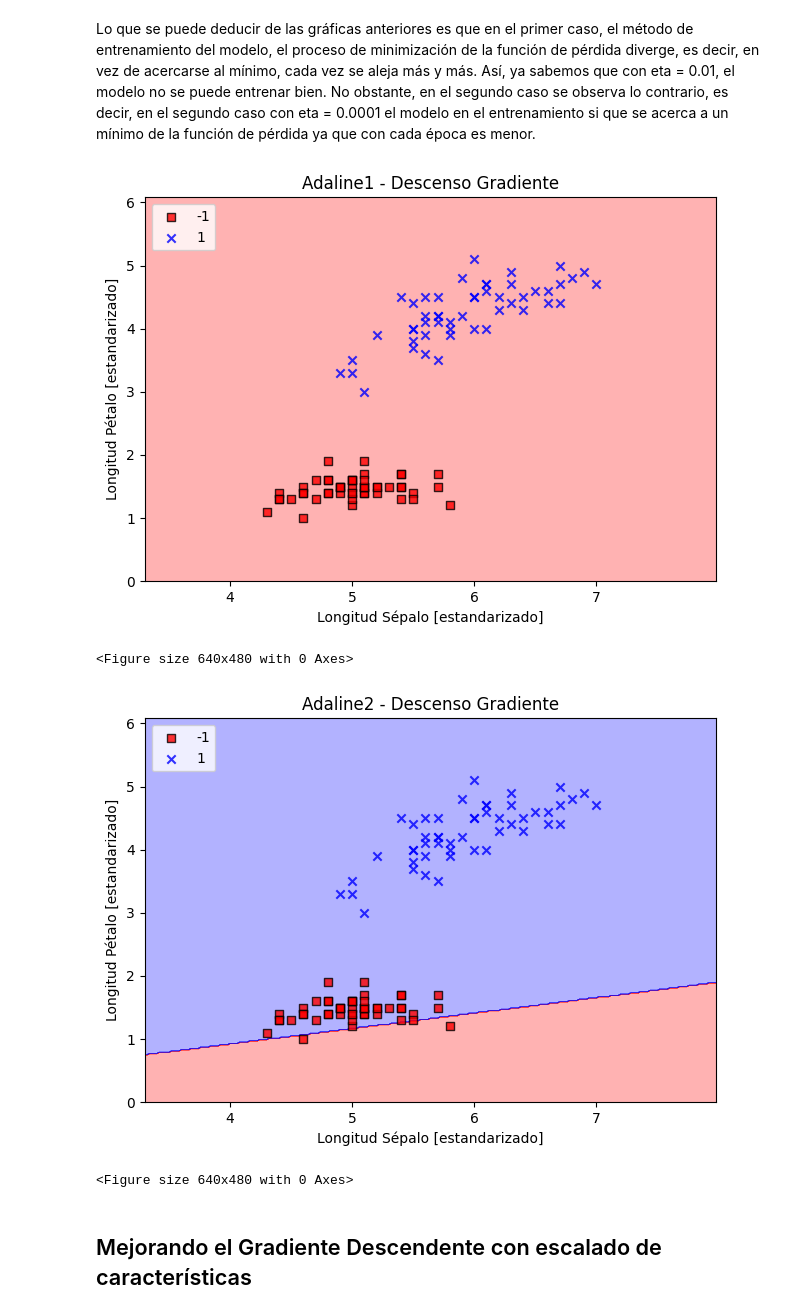
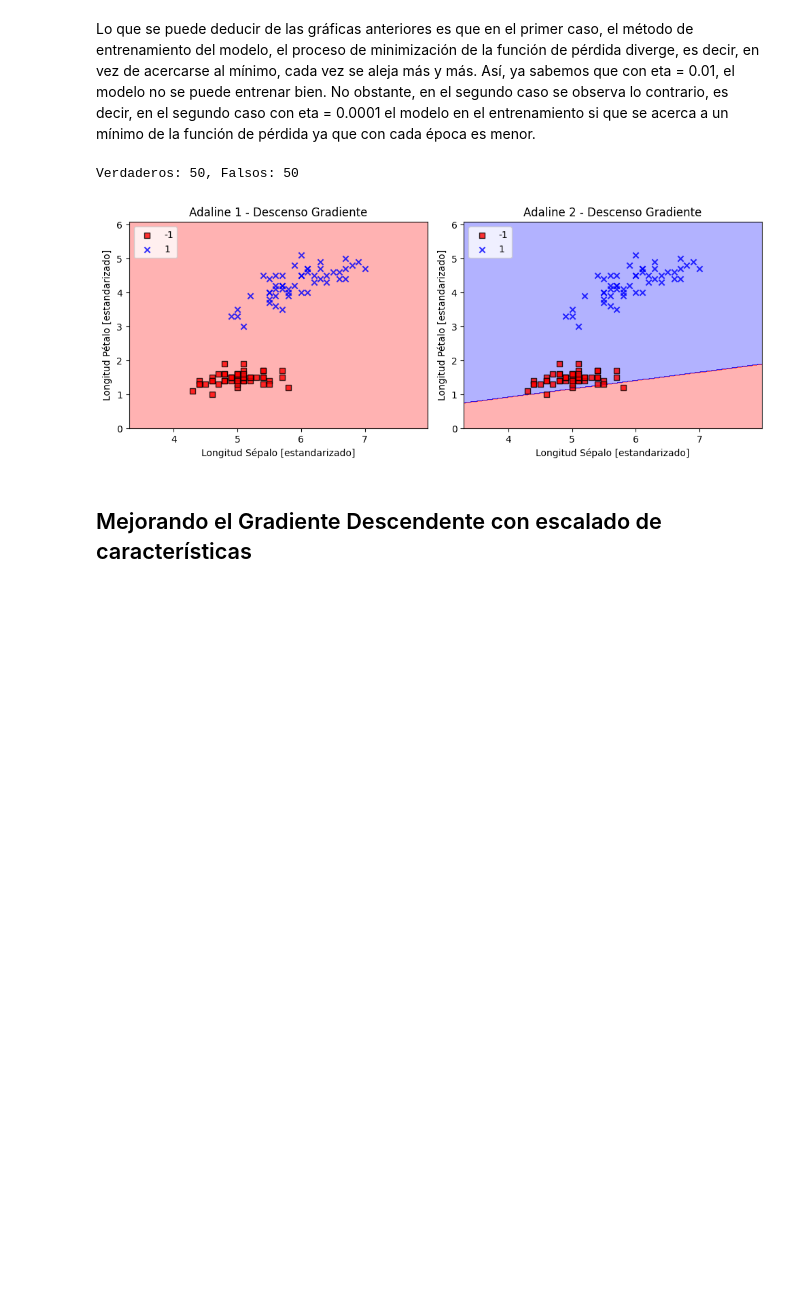
Before and after one commit to mpoyatos/APRENDIZAJE_AUTOMATICO_23_24, a Jupyter notebook: EJERCICIOS/2_4_Perceptron_y_Adaline_Ejercicio.ipynb, the cells around one changed output. Drawn from its saved outputs; the diff is of its cells as text; code cells hidden in the pictures; blank space fills up the shorter version.

```diff
--- a/EJERCICIOS/2_4_Perceptron_y_Adaline_Ejercicio.ipynb
+++ b/EJERCICIOS/2_4_Perceptron_y_Adaline_Ejercicio.ipynb
@@ -315,40 +315,48 @@ plt.show()
 [figure]
 # %% [markdown]
 Lo que se puede deducir de las gráficas anteriores es que en el primer caso,  el método de entrenamiento del modelo, el proceso de minimización de la función de pérdida diverge, es decir, en vez de acercarse al mínimo, cada vez se aleja más y más. Así, ya sabemos que con eta = 0.01, el modelo no se puede entrenar bien. No obstante, en el segundo caso se observa lo contrario, es decir, en el segundo caso con eta = 0.0001 el modelo en el entrenamiento si que se acerca a un mínimo de la función de pérdida ya que con cada época es menor.
+# %%
+import numpy as np
+
+# Supongamos que 'predicciones' es un array de booleanos
+predicciones = ada1.predict(X) == y
+
+# Contar verdaderos
+verdaderos = np.count_nonzero(predicciones)
+
+# Contar falsos
+falsos = predicciones.size - verdaderos
+
+print(f"Verdaderos: {verdaderos}, Falsos: {falsos}")
+# %% [output]
+Verdaderos: 50, Falsos: 50
 # %%
-#PRUEBA:
+# PRUEBA
 
+plt.figure(figsize=(10, 4))
+
+# Primera gráfica
+plt.subplot(1, 2, 1)  # 1 fila, 2 columnas, primer gráfico
 plot_decision_regions(X, y, classifier=ada1)
-plt.title('Adaline1 - Descenso Gradiente')
+plt.title('Adaline 1 - Descenso Gradiente')
 plt.xlabel('Longitud Sépalo [estandarizado]')
 plt.ylabel('Longitud Pétalo [estandarizado]')
 plt.legend(loc='upper left')
 plt.tight_layout()
-# plt.savefig('images/02_14_1.png', dpi=300)
-plt.show()
 
-plt.tight_layout()
-# plt.savefig('images/02_14_2.png', dpi=300)
-plt.show()
-
-
+# Segunda gráfica
+plt.subplot(1, 2, 2)  # 1 fila, 2 columnas, segundo gráfico
 plot_decision_regions(X, y, classifier=ada2)
-plt.title('Adaline2 - Descenso Gradiente')
+plt.title('Adaline 2 - Descenso Gradiente')
 plt.xlabel('Longitud Sépalo [estandarizado]')
 plt.ylabel('Longitud Pétalo [estandarizado]')
 plt.legend(loc='upper left')
 plt.tight_layout()
-# plt.savefig('images/02_14_1.png', dpi=300)
+
+# Mostrar las gráficas
 plt.show()
-
-plt.tight_layout()
-# plt.savefig('images/02_14_2.png', dpi=300)
-plt.show()
 # %% [output]
-[figure, old version]
+[figure, new version]
-<Figure size 640x480 with 0 Axes>
-[figure, removed]
-<Figure size 640x480 with 0 Axes>
 # %% [markdown]
 ## Mejorando el Gradiente Descendente con escalado de características
 # %%
```
Also changed, not shown: parts of 2 cells of this notebook.
